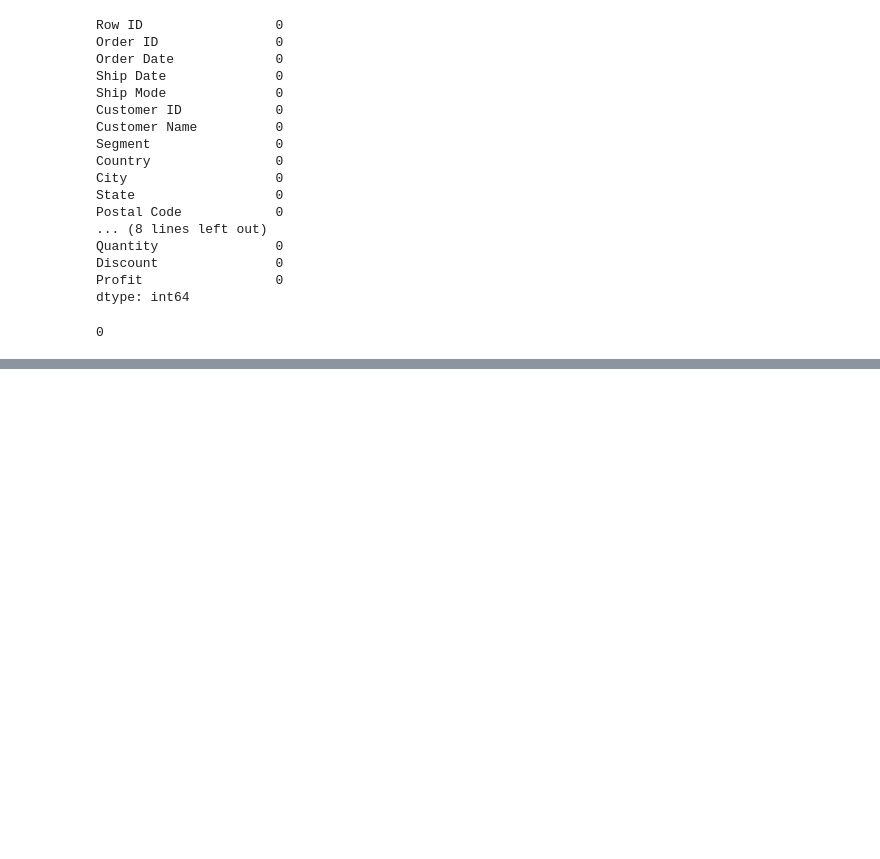
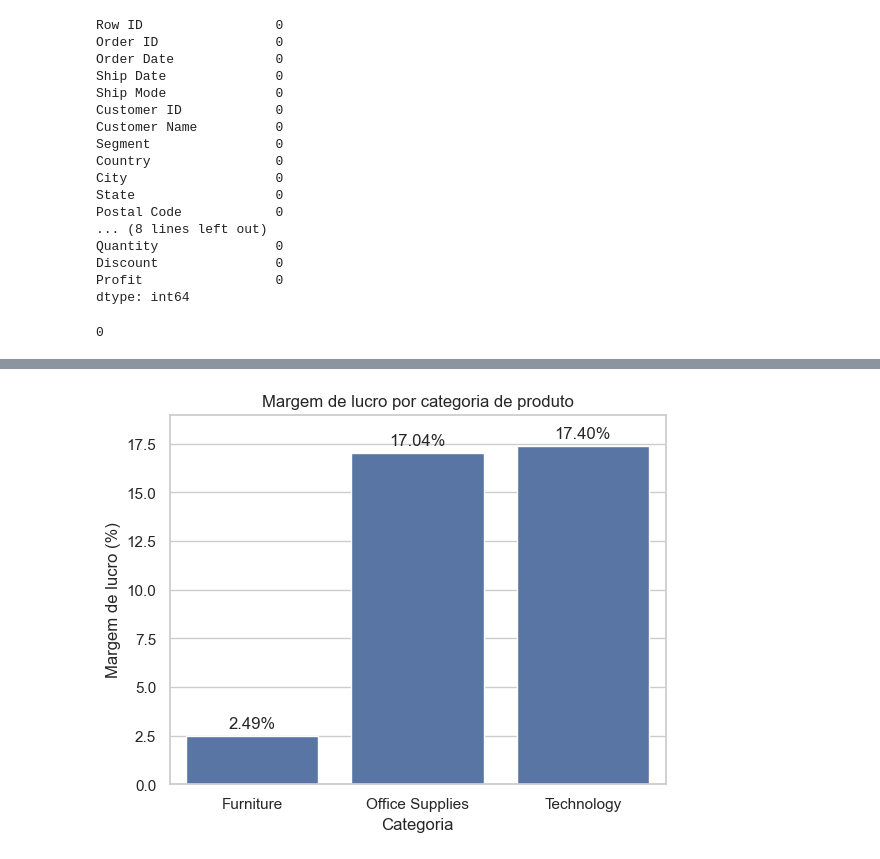
Before and after one commit to jvribeirocostard/Retail-sales-analysis, a Jupyter notebook: notebooks/retail-sales.ipynb, the cells around one changed output, grey strips where cells are left out. Saved outputs shown, nothing was run; the diff lists cells and outputs as text; code cells hidden in the pictures; blank space fills up the shorter version.

```diff
--- a/notebooks/retail-sales.ipynb
+++ b/notebooks/retail-sales.ipynb
@@ -144,3 +113,3 @@ O objetivo é identificar quais categorias geram mais receita e quais são mais
 # %%
-res = df.groupby("Category")[["Sales","Profit"]].sum()
-res
+res = df.groupby("Category")[["Sales", "Profit"]].sum()
+res["Profit Margin"] = res["Profit"]/res["Sales"]
@@ -305,0 +116,6 @@ Além disso, o problema está concentrado em produtos específicos dentro da cat
+# %%
+res["Sales ($)"] = res["Sales"].map(lambda x: f"${x:,.2f}")
+res["Profit ($)"] = res["Profit"].map(lambda x: f"${x:,.2f}")
+res["Profit Margin %"] = res["Profit Margin"].map(lambda x: f"{x*100:.2f}%")
+
+res[["Sales ($)", "Profit ($)", "Profit Margin %"]]
@@ -305,0 +128,17 @@ Além disso, o problema está concentrado em produtos específicos dentro da cat
+# %%
+
+
+
+res["Profit Margin (%)"] = res["Profit Margin"] * 100
+sns.set_theme(style="whitegrid")
+ax = sns.barplot(data=res.reset_index(), x="Category", y="Profit Margin (%)")
+
+ax.bar_label(ax.containers[0], fmt="%.2f%%", padding=3)
+
+plt.title("Margem de lucro por categoria de produto")
+plt.xlabel("Categoria")
+plt.ylabel("Margem de lucro (%)")
+plt.ylim(0, 19)
+plt.show()
+# %% [output]
+[figure, added]
```
Also changed, not shown: parts of 37 cells of this notebook.
